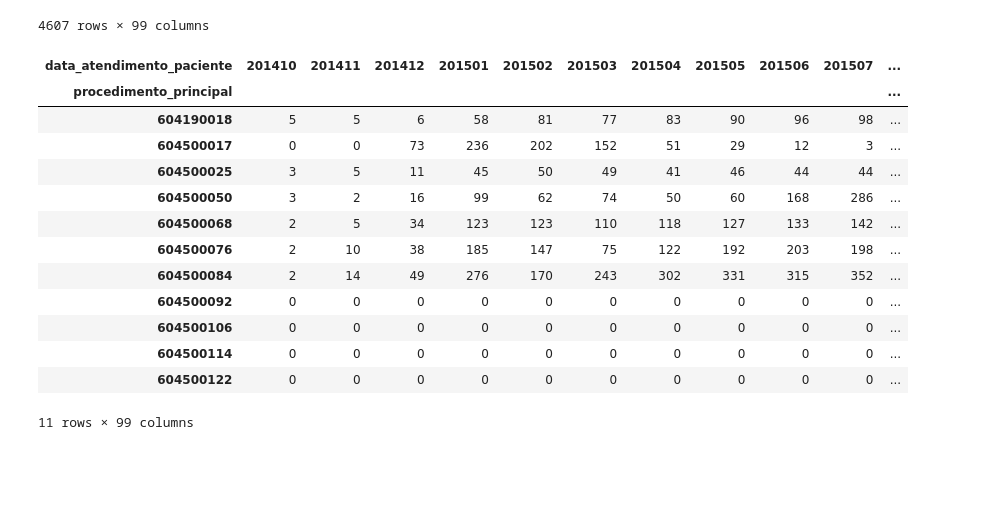
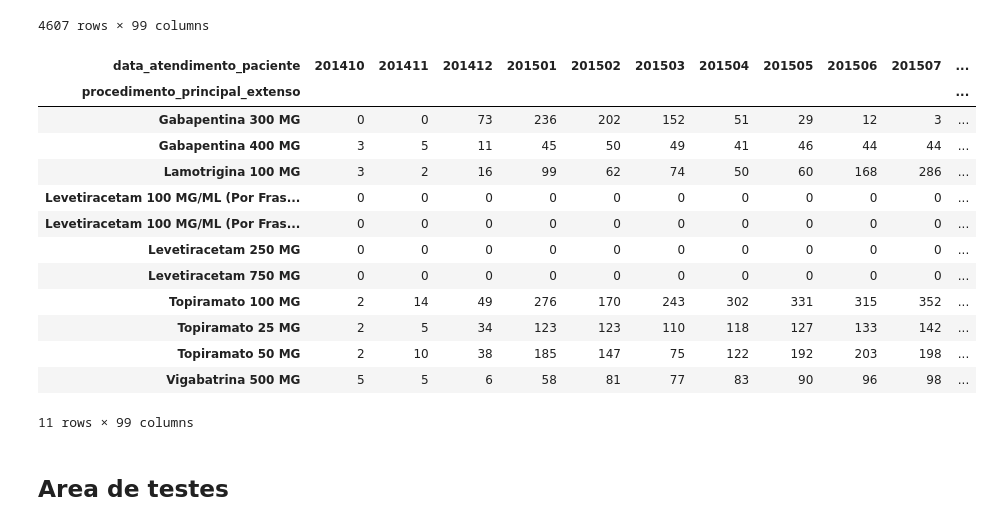
Before and after one commit to TiamatCod3/tcc-canabidiol, a Jupyter notebook: Notebooks/Tratamento_dos_Dados.ipynb, the cells around one changed output. Drawn from its saved outputs; the diff is of its cells as text; code cells hidden in the pictures; blank space fills up the shorter version.

```diff
--- a/Notebooks/Tratamento_dos_Dados.ipynb
+++ b/Notebooks/Tratamento_dos_Dados.ipynb
@@ -233,0 +224,26 @@ rj_epilepsia_total.to_csv('/content/rj_epilepsia_total.csv', sep =';')
+# %%
+dic_motivo_saida_permanencia = {
+    11: 'Alta_Curado',
+    12: 'Alta_Melhorado',
+    13: 'Alta_Puerpera_Permanencia',
+    14: 'Alta_Pedido',
+    15: 'Alta_Previsao_Acompanhamento',
+    16: 'Alta_Evasao',
+    17: 'Alta_Puerpera_Recem_nascido',
+    18: 'Alta_Outros',
+    21: 'Permanencia_Caracteristicas_Doenca',
+    22: 'Permanencia_Intercorrencia',
+    23: 'Permanencia_Impossibilidade_Sociofamiliar',
+    24: 'Permanencia_Doador_Vivo',
+    25: 'Permanencia_Doador_Morto',
+    26: 'Permanencia_Mudanca_Procedimento',
+    27: 'Permanencia_Reoperacao',
+    28: 'Permanencia_Outros',
+    31: 'Transferencia_Outro_Estabelecimento',
+    41: 'Obito_Declaracao_Medico_Assistente',
+    42: 'Obito_Declaracao_IML',
+    43: 'Obito_Declaracao_SVO',
+    51: 'Encerramento_Administrativo'
+}
+# %%
+rj_epilepsia_total['motivo_saida_permanencia_extenso'] = rj_epilepsia_total['motivo_saida_permanencia'].map(dic_motivo_saida_permanencia)
@@ -233,0 +254,16 @@ rj_epilepsia_total.to_csv('/content/rj_epilepsia_total.csv', sep =';')
+# %%
+dic_procedimento_principal = {
+    604190018: 'Vigabatrina 500 MG',
+    604500084: 'Topiramato 100 MG',
+    604500076: 'Topiramato 50 MG',
+    604500017: 'Gabapentina 300 MG',
+    604500050: 'Lamotrigina 100 MG',
+    604500068: 'Topiramato 25 MG',
+    604500025: 'Gabapentina 400 MG',
+    604500092: 'Levetiracetam 100 MG/ML (Por Frasco de 150 ML)',
+    604500122: 'Levetiracetam 100 MG/ML (Por Frasco de 100 ML)',
+    604500106: 'Levetiracetam 250 MG',
+    604500114: 'Levetiracetam 750 MG'
+}
+# %%
+rj_epilepsia_total['procedimento_principal_extenso'] = rj_epilepsia_total['procedimento_principal'].map(dic_procedimento_principal)
@@ -394,21 +446,23 @@ pacientes_data_atendimento
 # %%
 # Tabela com os pacientes unicos nas linhas e as datas dos procedimentos nas colunas
 
-procedimento_mes_atendimento = pd.pivot_table(rj_epilepsia_total, values='numero_cns_paciente', index=['procedimento_principal'],
+procedimento_mes_atendimento = pd.pivot_table(rj_epilepsia_total, values='numero_cns_paciente', index=['procedimento_principal_extenso'],
                        columns=['data_atendimento_paciente'], aggfunc='count', fill_value=0)
 procedimento_mes_atendimento
 # %% [output]
 | data_atendimento_paciente | 201410 | 201411 | 201412 | 201501 | 201502 | 201503 | 201504 | 201505 | 201506 | 201507 | ... |
-| procedimento_principal |  |  |  |  |  |  |  |  |  |  | ... |
-| 604190018 | 5 | 5 | 6 | 58 | 81 | 77 | 83 | 90 | 96 | 98 | ... |
-| 604500017 | 0 | 0 | 73 | 236 | 202 | 152 | 51 | 29 | 12 | 3 | ... |
-| 604500025 | 3 | 5 | 11 | 45 | 50 | 49 | 41 | 46 | 44 | 44 | ... |
-| 604500050 | 3 | 2 | 16 | 99 | 62 | 74 | 50 | 60 | 168 | 286 | ... |
-| 604500068 | 2 | 5 | 34 | 123 | 123 | 110 | 118 | 127 | 133 | 142 | ... |
-| 604500076 | 2 | 10 | 38 | 185 | 147 | 75 | 122 | 192 | 203 | 198 | ... |
-| 604500084 | 2 | 14 | 49 | 276 | 170 | 243 | 302 | 331 | 315 | 352 | ... |
-| 604500092 | 0 | 0 | 0 | 0 | 0 | 0 | 0 | 0 | 0 | 0 | ... |
-| 604500106 | 0 | 0 | 0 | 0 | 0 | 0 | 0 | 0 | 0 | 0 | ... |
-| 604500114 | 0 | 0 | 0 | 0 | 0 | 0 | 0 | 0 | 0 | 0 | ... |
-| 604500122 | 0 | 0 | 0 | 0 | 0 | 0 | 0 | 0 | 0 | 0 | ... |
+| procedimento_principal_extenso |  |  |  |  |  |  |  |  |  |  | ... |
+| Gabapentina 300 MG | 0 | 0 | 73 | 236 | 202 | 152 | 51 | 29 | 12 | 3 | ... |
+| Gabapentina 400 MG | 3 | 5 | 11 | 45 | 50 | 49 | 41 | 46 | 44 | 44 | ... |
+| Lamotrigina 100 MG | 3 | 2 | 16 | 99 | 62 | 74 | 50 | 60 | 168 | 286 | ... |
+| Levetiracetam 100 MG/ML (Por Fras... | 0 | 0 | 0 | 0 | 0 | 0 | 0 | 0 | 0 | 0 | ... |
+| Levetiracetam 100 MG/ML (Por Fras... | 0 | 0 | 0 | 0 | 0 | 0 | 0 | 0 | 0 | 0 | ... |
+| Levetiracetam 250 MG | 0 | 0 | 0 | 0 | 0 | 0 | 0 | 0 | 0 | 0 | ... |
+| Levetiracetam 750 MG | 0 | 0 | 0 | 0 | 0 | 0 | 0 | 0 | 0 | 0 | ... |
+| Topiramato 100 MG | 2 | 14 | 49 | 276 | 170 | 243 | 302 | 331 | 315 | 352 | ... |
+| Topiramato 25 MG | 2 | 5 | 34 | 123 | 123 | 110 | 118 | 127 | 133 | 142 | ... |
+| Topiramato 50 MG | 2 | 10 | 38 | 185 | 147 | 75 | 122 | 192 | 203 | 198 | ... |
+| Vigabatrina 500 MG | 5 | 5 | 6 | 58 | 81 | 77 | 83 | 90 | 96 | 98 | ... |
 11 rows × 99 columns
+# %% [markdown]
+## Area de testes
```
Also changed, not shown: parts of 19 cells of this notebook.
